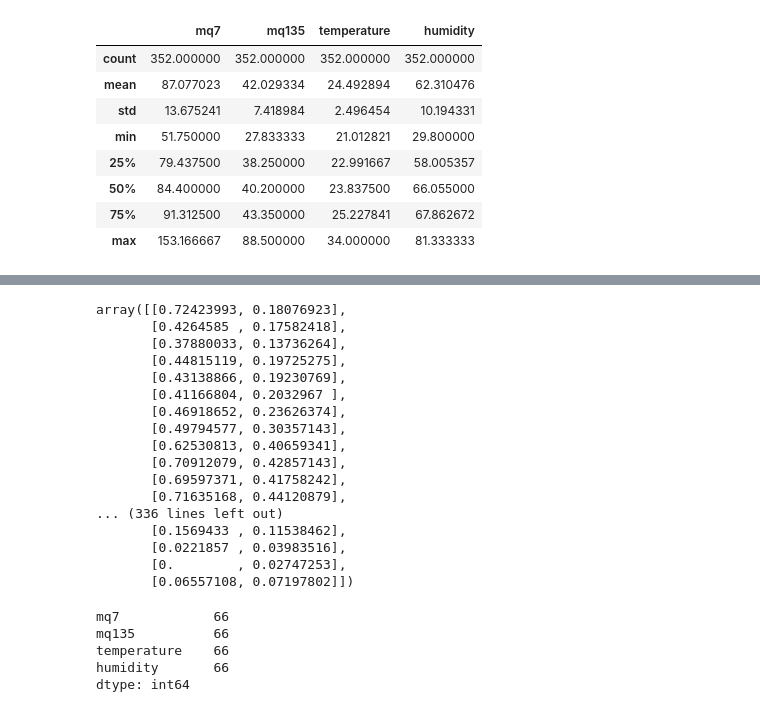
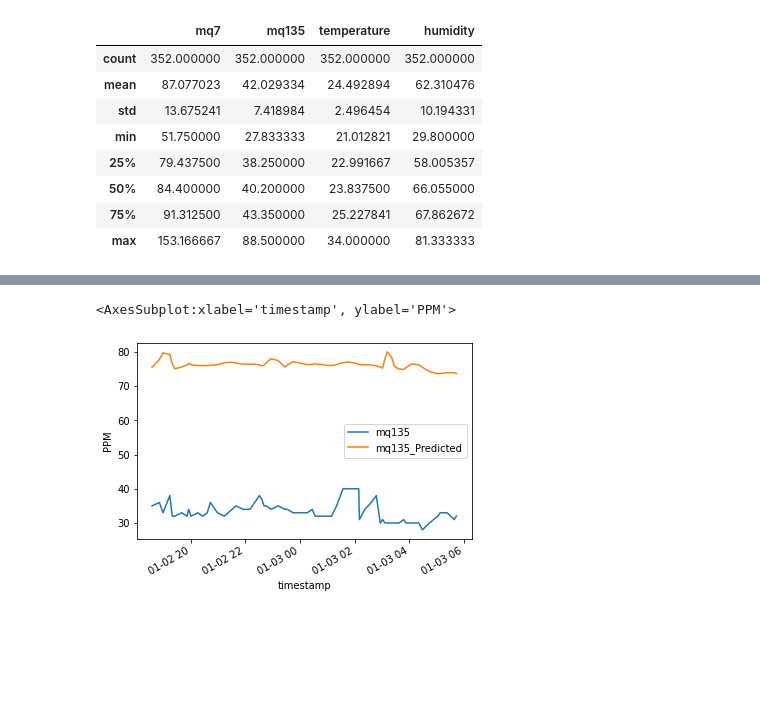
Before and after one commit to sam505/Air_Pollution_Monitoring, a Jupyter notebook: Data_Analysis_Visualization/Model_training.ipynb, the cells around one changed output, grey strips where cells are left out. Cells and saved outputs as stored; diff of their text form; code cells hidden in the pictures; blank space fills up the shorter version.

```diff
--- a/Data_Analysis_Visualization/Model_training.ipynb
+++ b/Data_Analysis_Visualization/Model_training.ipynb
@@ -208,0 +217,8 @@ Epoch 25/100
+# %%
+history2 = mq135_model.fit(
+    train_generator1,
+    epochs=100,
+    validation_data=test_generator1,
+    shuffle=False,
+    callbacks=[early_stopping]
+                             )
@@ -253,0 +259,4 @@ array([[0.21043956, 0.46716683, 0.40750323],
+# %%
+mq135_preds = mq135_model.predict(test_generator1)
+mq135_preds = mq135_preds.reshape(mq7_preds.shape[0], window_length)
+mq135_preds.shape
@@ -271,2 +296,6 @@ df_pred
 # %%
-reverse_transform = scaler.inverse_transform(df_pred)
+df_mq135 = pd.concat([pd.DataFrame(mq135_preds[:,1]), pd.DataFrame(x_test[:,1:][window_length:])], axis=1)
+reverse_transform1 = scaler.inverse_transform(df_mq135)
+df_mq135_final = raw_df[df_mq135.shape[0]*-1:]
+df_mq135_final["mq135_Predicted"] = reverse_transform1[:,0]
+df_mq135_final
@@ -293,30 +322,6 @@ array([[75.00459909, 40.6       , 27.08      , 50.8       ],
-# %%
-scaled_data[:,0:2]
-# %% [output]
-array([[0.72423993, 0.18076923],
-       [0.4264585 , 0.17582418],
-       [0.37880033, 0.13736264],
-       [0.44815119, 0.19725275],
-       [0.43138866, 0.19230769],
-       [0.41166804, 0.2032967 ],
-       [0.46918652, 0.23626374],
-       [0.49794577, 0.30357143],
-       [0.62530813, 0.40659341],
-       [0.70912079, 0.42857143],
-       [0.69597371, 0.41758242],
-       [0.71635168, 0.44120879],
-... (336 lines left out)
-       [0.1569433 , 0.11538462],
-       [0.0221857 , 0.03983516],
-       [0.        , 0.02747253],
-       [0.06557108, 0.07197802]])
 # %%
-df_final = raw_df[preds.shape[0]*-1:]
-df_final.count()
+df_mq135_final[["mq135", "mq135_Predicted"]].plot(subplots=False, ylabel="PPM")
 # %% [output]
-mq7            66
-mq135          66
-temperature    66
-humidity       66
-dtype: int64
+<AxesSubplot:xlabel='timestamp', ylabel='PPM'>
+[figure, added]
 # %%
```
Also changed, not shown: parts of 22 cells of this notebook, 5 other files.
